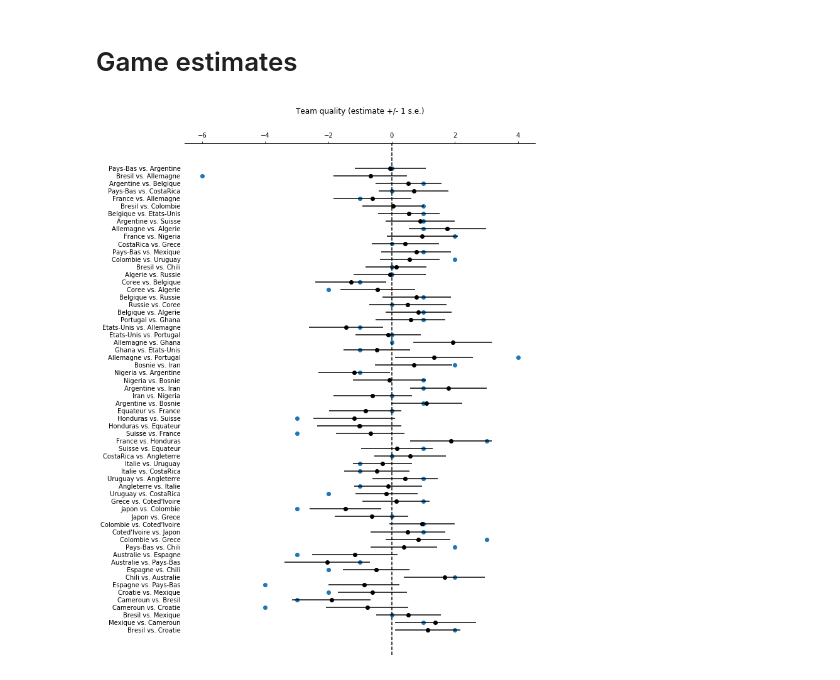
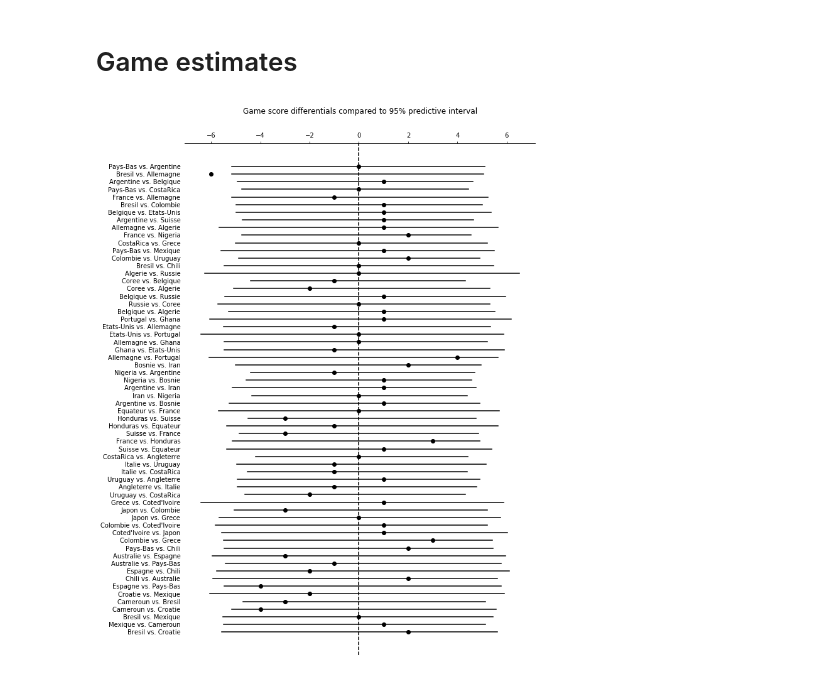
Before and after one commit to dantegates/world-cup, a Jupyter notebook: World cup.ipynb, the cells around one changed output. Drawn from its saved outputs; the diff is of its cells as text; code cells hidden in the pictures.

Commit message:
score differential prediction working

```diff
--- a/World cup.ipynb
+++ b/World cup.ipynb
@@ -208,41 +210,51 @@ _ = ax.set_title('Team quality (estimate +/- 1 s.e.)', y=1.05)
 # %% [markdown]
 # Game estimates
 # %%
+N = 10_000
+
+def simulate_game_outcome(abilities1, abilities2):
+    outcomes = np.random.choice(abilities1, size=N) - np.random.choice(abilities2, size=N)
+    return np.mean(outcomes), np.sqrt(n_teams) * np.std(outcomes)
+
 def game_score_estimate(rec):
-    std1, std2 = abilities_sd_map[rec.team1_id], abilities_sd_map[rec.team2_id]
-    ability1, ability2 = abilities_map[rec.team1_id], abilities_map[rec.team2_id]
-    return ability1 - ability2, 2*np.sqrt(std1**2+std2**2)
+    indices = np.array([rec.team1_id, rec.team2_id])
+    abilities1, abilities2 = trace['abilities'][indices]
+    return simulate_game_outcome(abilities1, abilities2)
 
 estimates = df.apply(game_score_estimate, axis=1)
-estimated_score_differential, estimate_sd = zip(*estimates)
+estimated_differential, estimated_error = zip(*estimates)
 actual_score_differential = df.score1 - df.score2
 labels = df.apply(lambda x: f'{x.team1} vs. {x.team2}', axis=1)
 # %%
 import matplotlib.pyplot as plt
 import seaborn as sns
 
 fig, ax = plt.subplots(figsize=(10, 15))
 
 # remove borders
 sns.despine(left=True, bottom=True, top=False)
 
+# plot actual outcome
+ax.scatter(actual_score_differential, range(len(labels)), color='k')
+
 # plot error bars
-ax.errorbar(estimated_score_differential, range(len(labels)), xerr=estimate_sd, fmt='o', color='k')
-ax.scatter(actual_score_differential, range(len(labels)))
+for idx, (differential, error) in enumerate(estimates):
+    low, high = differential - error, differential + error
+    ax.plot([low, high], [idx, idx], color='k')
 
 # label the y-adxis
 plt.yticks(np.arange(len(labels)))
 locs, _ = plt.yticks()
 plt.yticks(locs, labels)
 plt.tick_params(axis='y', which='both', left=False)
 
 # give it a reference line
 ax.axvline(0, linestyle='--', color='k')
 
 # Move x axis to top
 ax.xaxis.tick_top()
 
 # polish it off with a title
-_ = ax.set_title('Team quality (estimate +/- 1 s.e.)', y=1.05)
+_ = ax.set_title('Game score differentials compared to 95% predictive interval', y=1.05)
 # %% [output]
-[figure, old version]
+[figure, new version]
```
Also changed, not shown: parts of 4 cells of this notebook.
